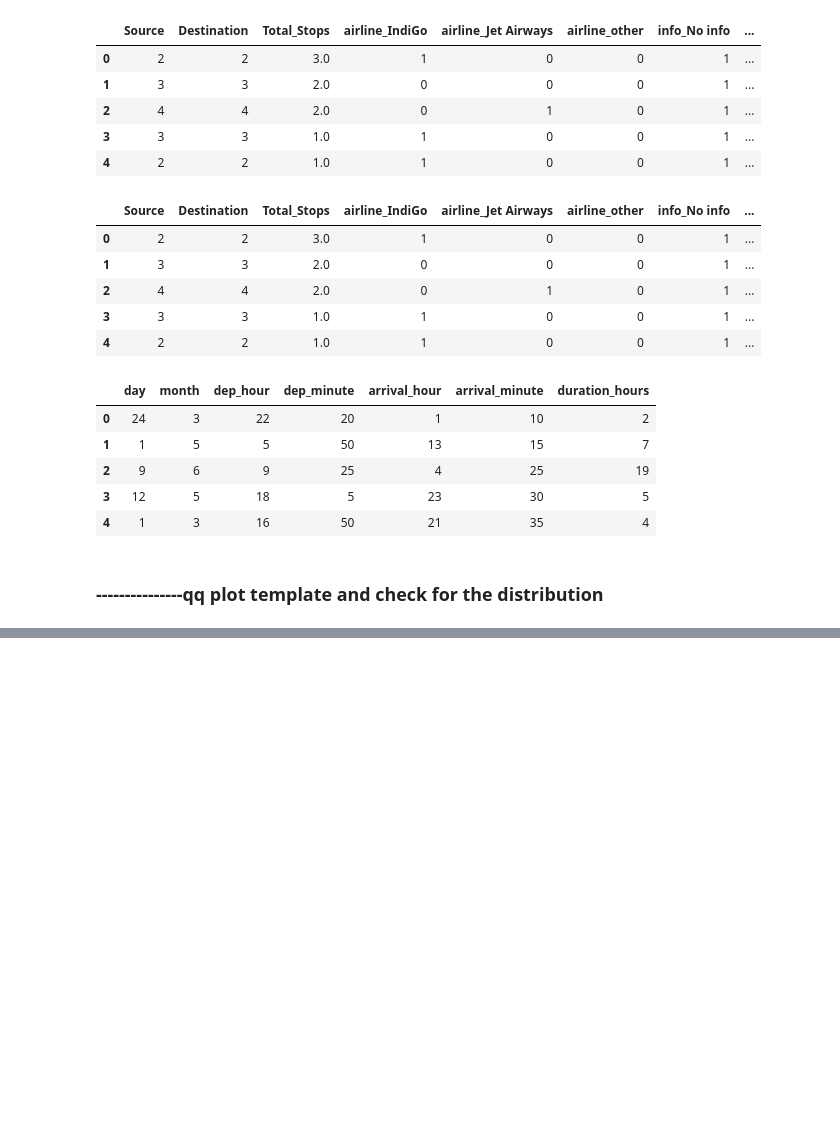
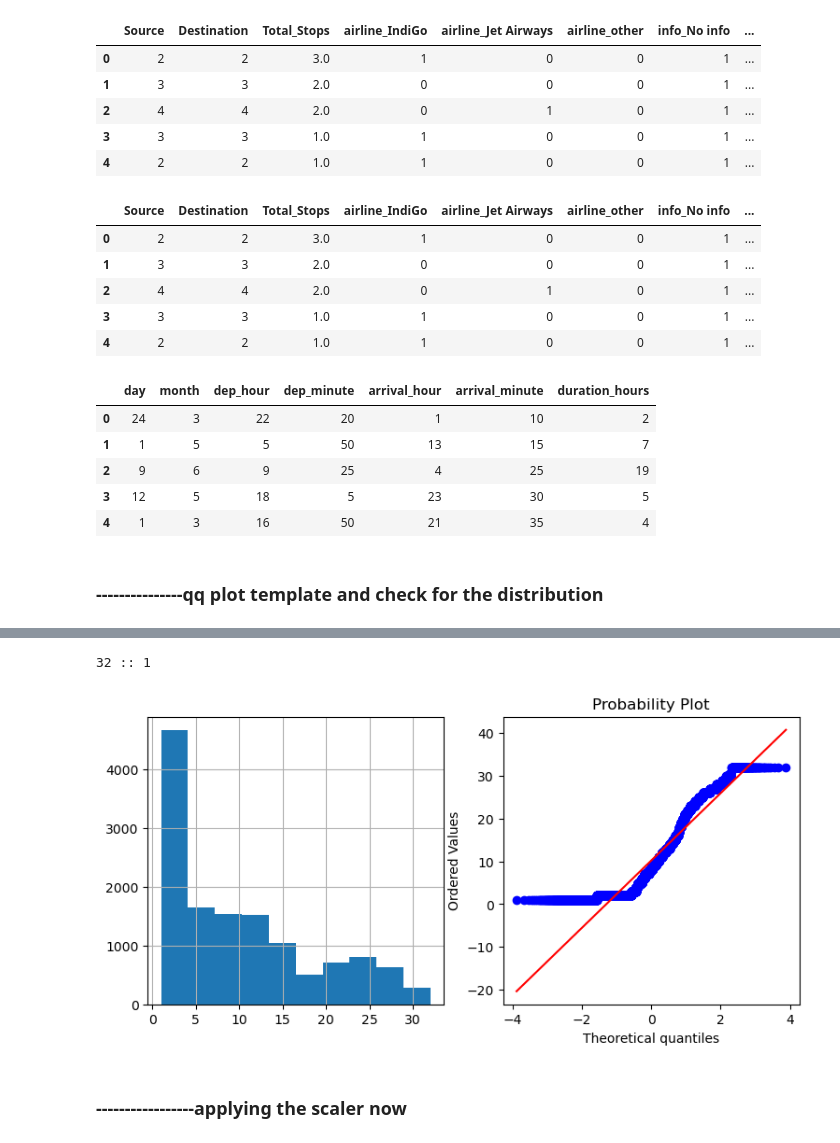
Before and after one commit to utsav87589/Flight-Price-EDA, a Jupyter notebook: notebooks/preprocessing_v2.ipynb, the cells around one changed output, grey strips where cells are left out. Cells and saved outputs as stored; diff of their text form; code cells hidden in the pictures; blank space fills up the shorter version.

```diff
--- a/notebooks/preprocessing_v2.ipynb
+++ b/notebooks/preprocessing_v2.ipynb
@@ -148,0 +173,3 @@ plot_qq_all(df_subset)
+# %%
+# ----------------taking the upper limit 32 instead
+df_subset['duration_hours'] = df_subset['duration_hours'].apply(lambda x : 32 if x > 32 else x)
@@ -148,0 +182,11 @@ plot_qq_all(df_subset)
+# %%
+print(f"{df_subset['duration_hours'].max()} :: {df_subset['duration_hours'].min()}")
+# %% [output]
+32 :: 1
+# %%
+# ---------------the distribution
+plot_qq(df_subset, 'duration_hours')
+# %% [output]
+[figure, added]
+# %% [markdown]
+### -----------------applying the scaler now
```
Also changed, not shown: parts of 33 cells of this notebook, 3 other files.
